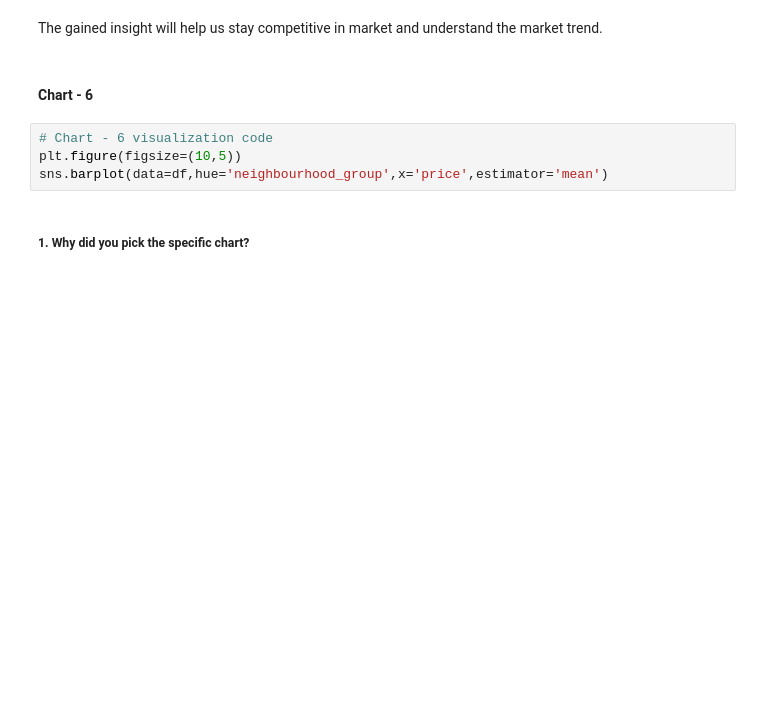
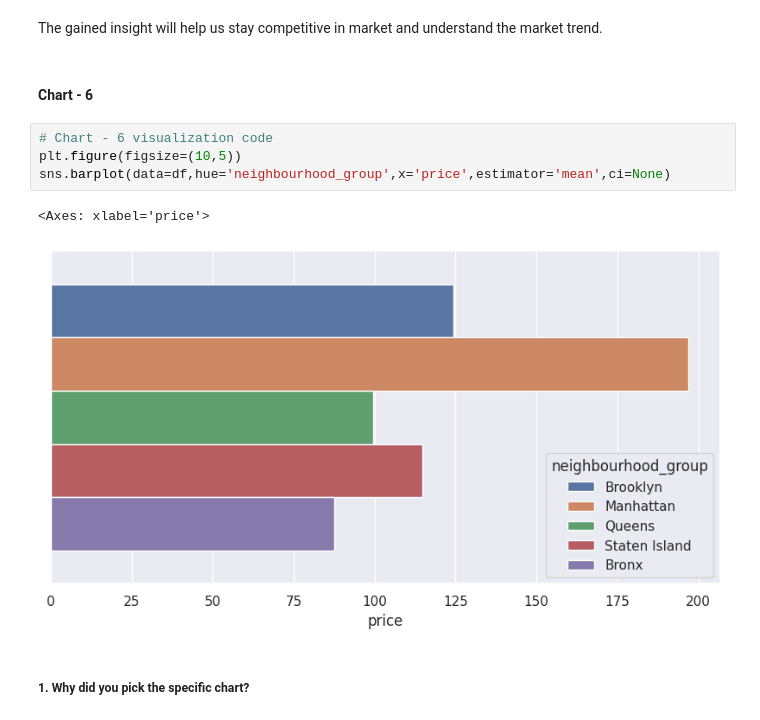
Before and after one commit to Hercules2310/E_D_A, a Jupyter notebook: EDA_AIR_BNB.ipynb, the cells around one changed output. Drawn from its saved outputs; the diff is of its cells as text; blank space fills up the shorter version.

```diff
--- a/EDA_AIR_BNB.ipynb
+++ b/EDA_AIR_BNB.ipynb
@@ -300,7 +467,10 @@ The gained insight will help us stay competitive in market and understand the ma
 # %%
 # Chart - 6 visualization code
 plt.figure(figsize=(10,5))
-sns.barplot(data=df,hue='neighbourhood_group',x='price',estimator='mean')
+sns.barplot(data=df,hue='neighbourhood_group',x='price',estimator='mean',ci=None)
+# %% [output]
+<Axes: xlabel='price'>
+[figure, added]
 # %% [markdown]
 ##### 1. Why did you pick the specific chart?
 # %% [markdown]
```
Also changed, not shown: parts of 57 cells of this notebook.
